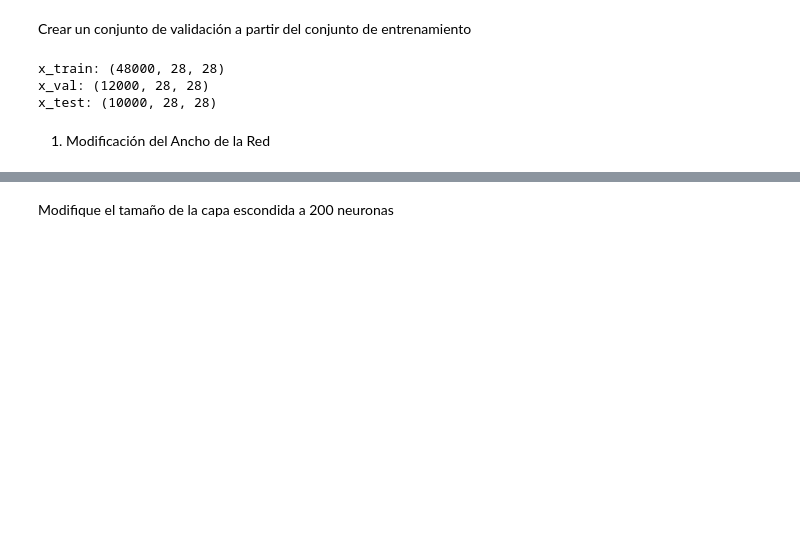
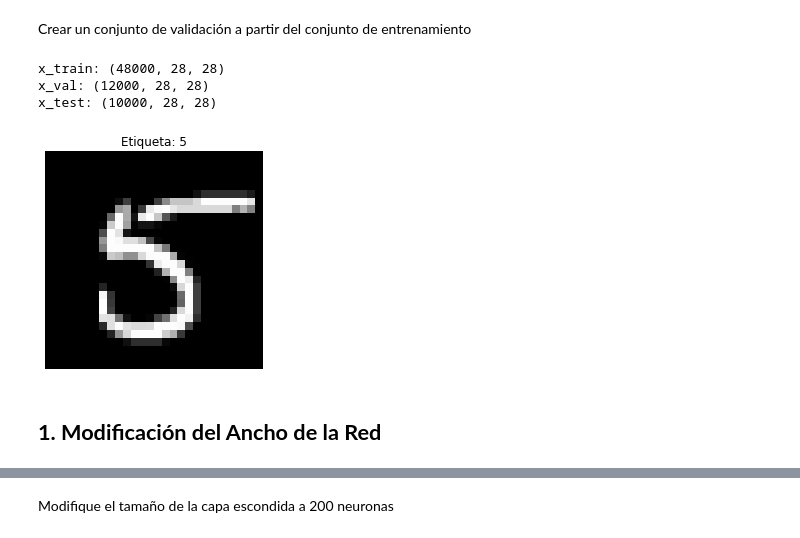
Before and after one commit to alee2602/LAB2-DS, a Jupyter notebook: main.ipynb, the cells around one changed output, grey strips where cells are left out. Saved outputs shown, nothing was run; the diff lists cells and outputs as text; code cells hidden in the pictures; blank space fills up the shorter version.

```diff
--- a/main.ipynb
+++ b/main.ipynb
@@ -47,5 +50,12 @@ print("x_test:", x_test.shape)
 x_train: (48000, 28, 28)
 x_val: (12000, 28, 28)
 x_test: (10000, 28, 28)
+# %%
+plt.imshow(x_train_new[0], cmap='gray')
+plt.title(f"Etiqueta: {y_train_new[0]}")
+plt.axis('off')
+plt.show()
+# %% [output]
+[figure, added]
 # %% [markdown]
-1. Modificación del Ancho de la Red
+## **1. Modificación del Ancho de la Red**
```
Also changed, not shown: parts of 21 cells of this notebook.
